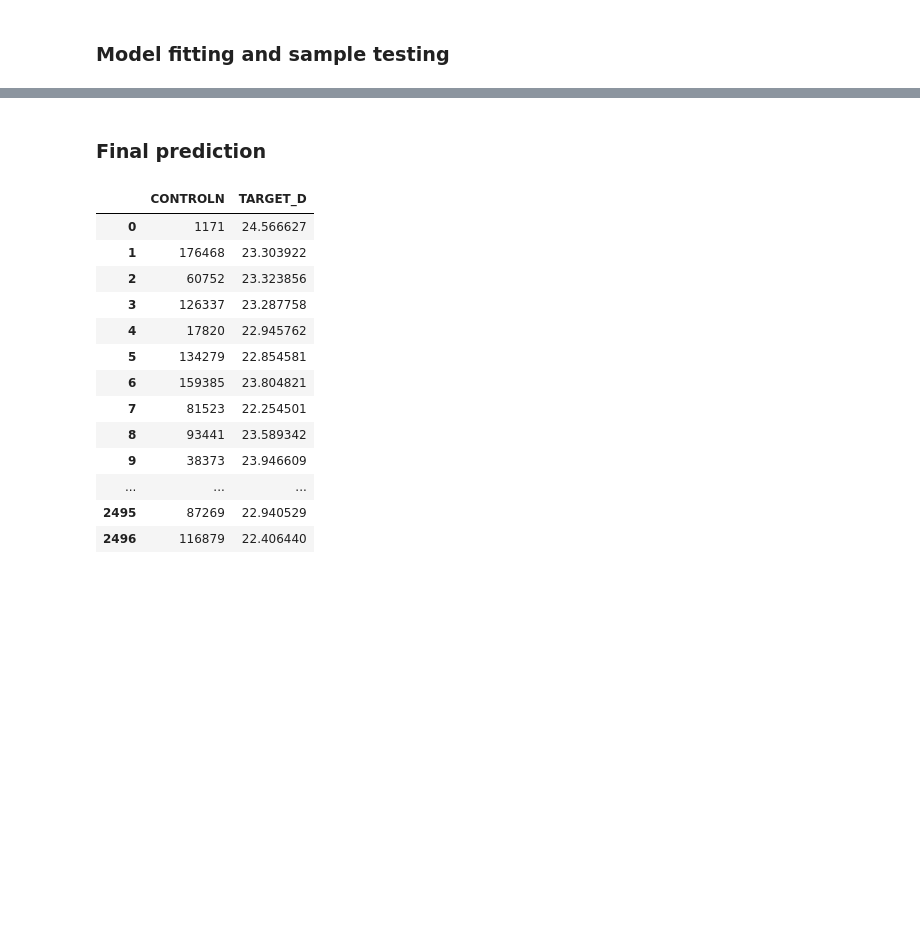
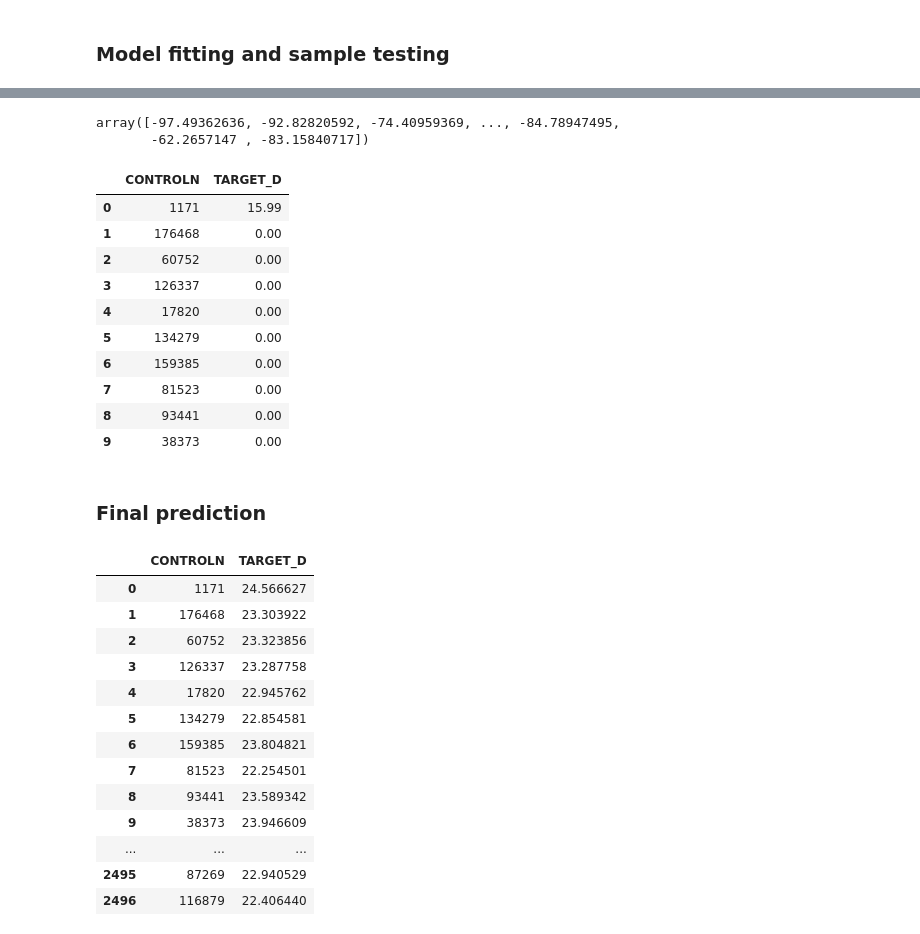
Before and after one commit to freecraver/ML-fun, a Jupyter notebook: kdd/kdd.ipynb, the cells around one changed output, grey strips where cells are left out. Cells and saved outputs as stored; diff of their text form; code cells hidden in the pictures; blank space fills up the shorter version.

```diff
--- a/kdd/kdd.ipynb
+++ b/kdd/kdd.ipynb
@@ -283,0 +304,22 @@ model = reg.fit(df_vars, df_class)
+# %%
+from sklearn.linear_model import LogisticRegression
+from sklearn.ensemble import RandomForestClassifier
+
+df_test = df_test.drop(['TARGET_CLASS'], axis=1)
+
+clf = LogisticRegression(solver='lbfgs', class_weight={1:0.9,0:0.1})
+#clf =
+scores = cross_validate(clf, df_vars_c, df_class_c, cv=10, scoring='accuracy')
+print(scores)
+#(only train/test split from d_train data)
+c_model = clf.fit(X_train, y_train)
+print(c_model.score(X_test, y_test))
+
+# final model (all train data)
+c_model = clf.fit(df_vars_c, df_class_c)
+
+#df_res = pd.DataFrame()
+#df_res['CONTROLN'] = df_test['CONTROLN']
+#df_res['TARGET_D'] = pd.Series(model.predict(df_test.loc[:,df_test.columns!='CONTROLN']))
+df_test['TARGET_CLASS'] = (c_model.predict(df_test.loc[:,df_test.columns!='CONTROLN']))
+df_test['TARGET_CLASS'].head(5)
@@ -284,3 +358,33 @@ model = reg.fit(df_vars, df_class)
+# %%
+df_res = pd.DataFrame()
+df_res['CONTROLN'] = df_test['CONTROLN']
+df_help = df_test.loc[:,df_test.columns!='CONTROLN']
+df_res['TARGET_D'] = np.where(df_test['TARGET_CLASS']==1, model.predict(df_help.loc[:,df_help.columns!='TARGET_CLASS'])[:,0],0)
+#df_res.head(10)
+#model.predict(df_help.loc[:,df_help.columns!='TARGET_CLASS'])[:,0]
+# %% [output]
+array([-97.49362636, -92.82820592, -74.40959369, ..., -84.78947495,
+       -62.2657147 , -83.15840717])
+# %%
+#df_test[df_test['TARGET_CLASS']==1]
+df_res = pd.DataFrame()
+df_res['CONTROLN'] = df_test['CONTROLN']
+
+df_help = df_test.loc[:,df_test.columns!='CONTROLN']
+df_res['TARGET_D'] = np.where(df_test['TARGET_CLASS']==1, model.predict(df_help.loc[:,df_help.columns!='TARGET_CLASS']),0)
+df_res.head(10)
+# %% [output]
+|  | CONTROLN | TARGET_D |
+| 0 | 1171 | 15.99 |
+| 1 | 176468 | 0.00 |
+| 2 | 60752 | 0.00 |
+| 3 | 126337 | 0.00 |
+| 4 | 17820 | 0.00 |
+| 5 | 134279 | 0.00 |
+| 6 | 159385 | 0.00 |
+| 7 | 81523 | 0.00 |
+| 8 | 93441 | 0.00 |
+| 9 | 38373 | 0.00 |
 # %% [markdown]
 ### Final prediction
 # %%
```
Also changed, not shown: parts of 13 cells of this notebook, 54 other files.
